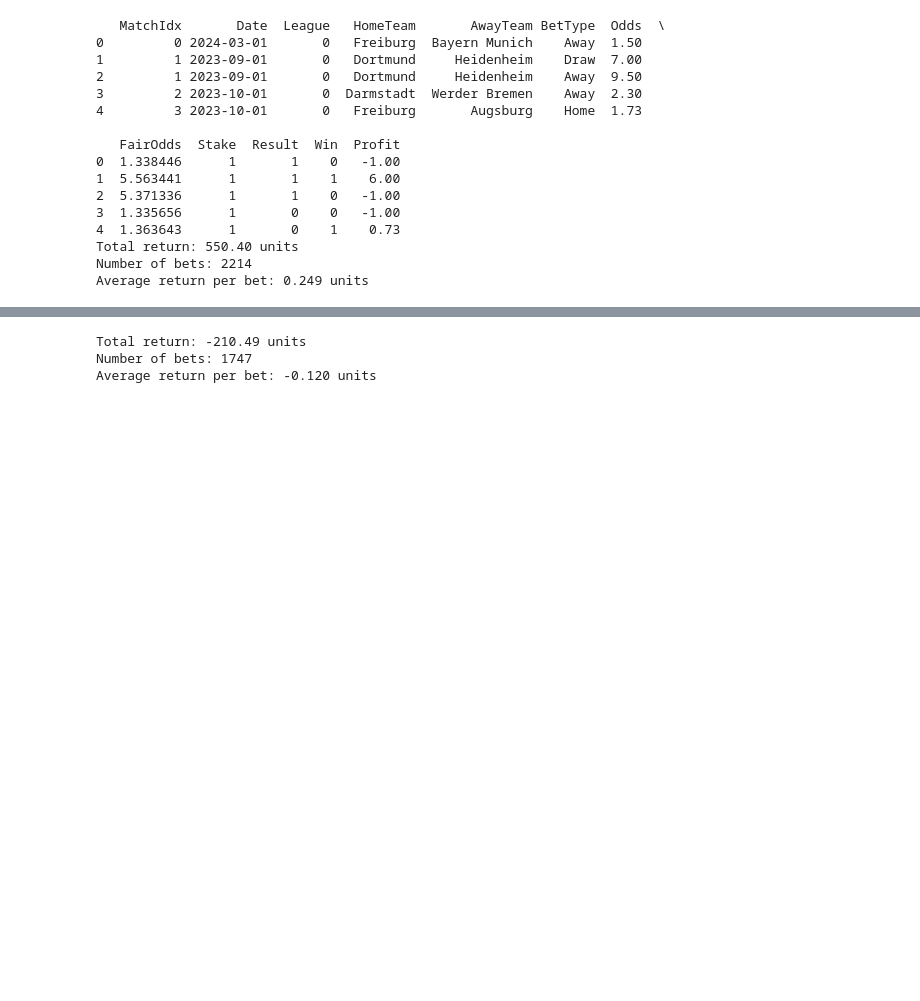
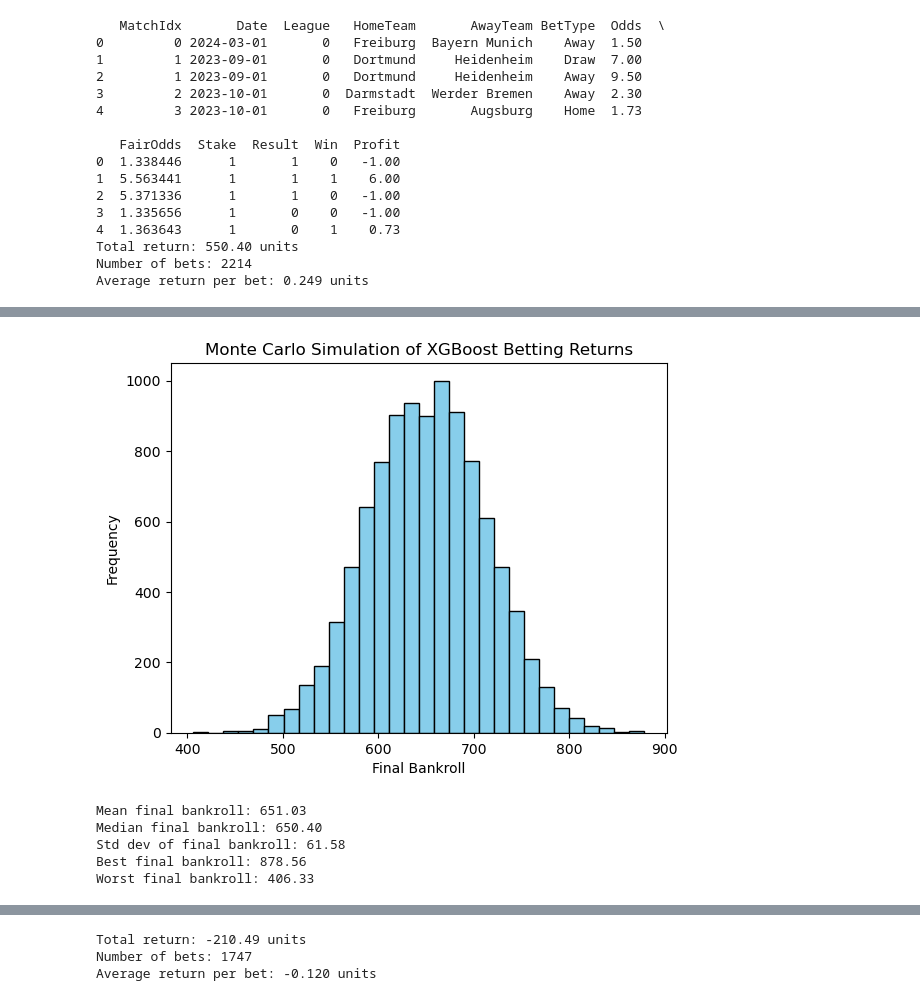
Before and after one commit to tarintrader/ml-football-project, a Jupyter notebook: football_ml_pipeline.ipynb, the cells around one changed output, grey strips where cells are left out. Cells and saved outputs as stored; diff of their text form; code cells hidden in the pictures; blank space fills up the shorter version.

```diff
--- a/football_ml_pipeline.ipynb
+++ b/football_ml_pipeline.ipynb
@@ -949,0 +956,63 @@ print(f"Worst return: {np.min(returns):.2f} units")
+# %%
+# --- Monte Carlo Betting Simulation Alternative 1 ---
+def monte_carlo_betting_simulation(data, num_simulations=10000, bankroll=100, bet_size=1):
+    """
+    Simulate betting outcomes using Monte Carlo
+
+    Parameters:
+    - data: DataFrame with your betting history
+    - num_simulations: Number of simulations to run
+    - bankroll: Starting bankroll
+    - bet_size: Fixed bet amount
+
+    Returns:
+    - Array of final bankroll values from all simulations
+    """
+
+    # Get win probabilities and odds from your data
+    win_prob = len(data[data['Win'] == 1]) / len(data)
+    avg_odds = data[data['Win'] == 1]['Odds'].mean()
+
+    final_bankrolls = []
+
+    for _ in range(num_simulations):
+        current_bankroll = bankroll
+        num_bets = len(data)
+
+        # Simulate each bet
+        for _ in range(num_bets):
+            if current_bankroll <= 0:
+                break  # Stop if bankrupt
+
+            # Random outcome based on win probability
+            if np.random.random() < win_prob:
+                current_bankroll += bet_size * (avg_odds - 1)  # Win
+            else:
+                current_bankroll -= bet_size  # Loss
+
+        final_bankrolls.append(current_bankroll)
+
+    return np.array(final_bankrolls)
+
+# Run simulation
+final_balances = monte_carlo_betting_simulation(bet_report_df)
+
+# Plot results
+plt.hist(final_balances, bins=30, color='skyblue', edgecolor='k')
+plt.title('Monte Carlo Simulation of XGBoost Betting Returns')
+plt.xlabel('Final Bankroll')
+plt.ylabel('Frequency')
+plt.show()
+
+print(f"Mean final bankroll: {np.mean(final_balances):.2f}")
+print(f"Median final bankroll: {np.median(final_balances):.2f}")
+print(f"Std dev of final bankroll: {np.std(final_balances):.2f}")
+print(f"Best final bankroll: {np.max(final_balances):.2f}")
+print(f"Worst final bankroll: {np.min(final_balances):.2f}")
+# %% [output]
+[figure, added]
+Mean final bankroll: 651.03
+Median final bankroll: 650.40
+Std dev of final bankroll: 61.58
+Best final bankroll: 878.56
+Worst final bankroll: 406.33
```
Also changed, not shown: parts of 3 cells of this notebook.
